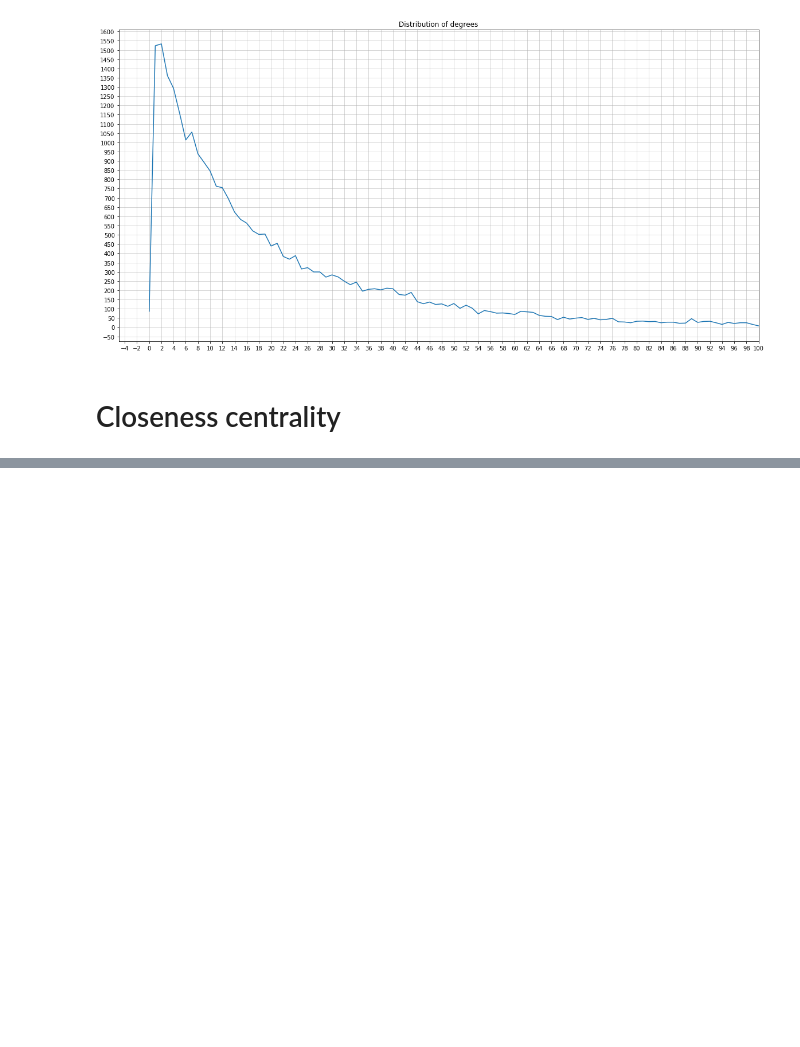
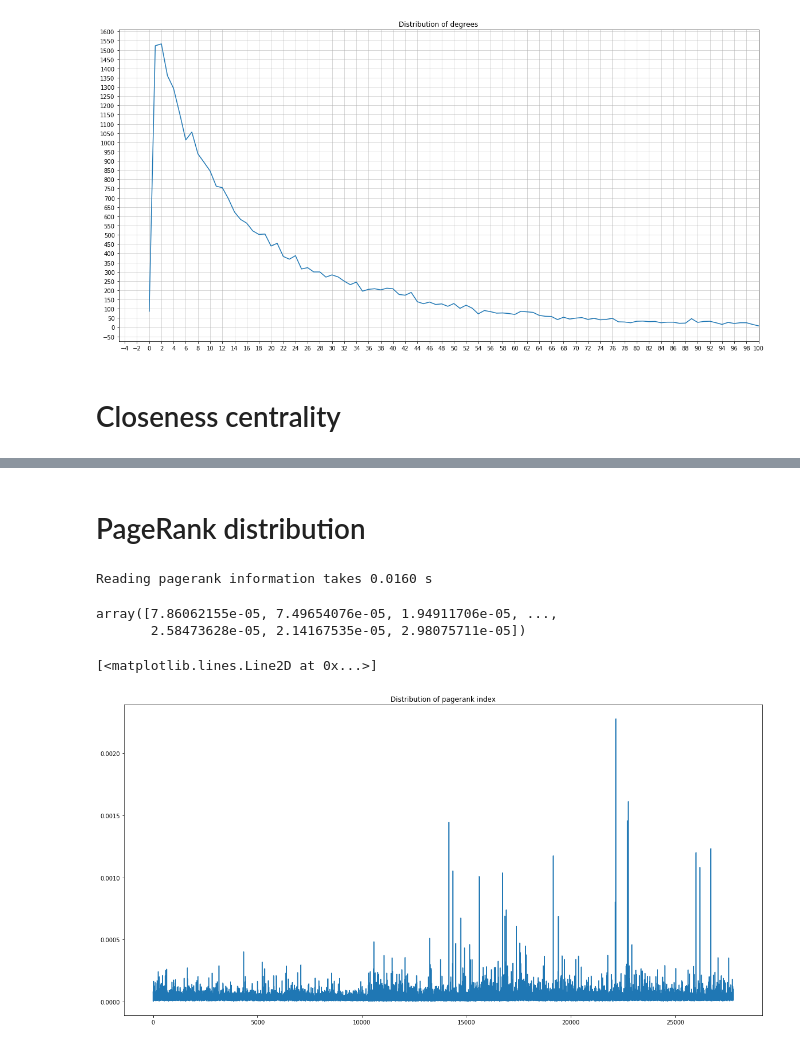
Before and after one commit to armitakhn/NLP_project, a Jupyter notebook: notebook/Graph analysis.ipynb, the cells around one changed output, grey strips where cells are left out. Cells and saved outputs as stored; diff of their text form; code cells hidden in the pictures; blank space fills up the shorter version.

```diff
--- a/notebook/Graph analysis.ipynb
+++ b/notebook/Graph analysis.ipynb
@@ -162,0 +163,26 @@ Finding community takes 110.6980 s
+# %% [markdown]
+# PageRank distribution
+# %%
+# ====== read in the pagerank ====== #
+start = time.time()
+
+pr = pd.read_csv(path_data + 'pagerank_feature.csv')
+
+end = time.time()
+print('Reading pagerank information takes %.4f s' % (end-start))
+# %% [output]
+Reading pagerank information takes 0.0160 s
+# %%
+pr_arr = np.array(pr['pagerank'])
+# %%
+pr_arr
+# %% [output]
+array([7.86062155e-05, 7.49654076e-05, 1.94911706e-05, ...,
+       2.58473628e-05, 2.14167535e-05, 2.98075711e-05])
+# %%
+fix, ax = plt.subplots(figsize=(20,10))
+ax.set_title('Distribution of pagerank index')
+ax.plot(pr_arr)
+# %% [output]
+[<matplotlib.lines.Line2D at 0x...>]
+[figure, added]
```
Also changed, not shown: parts of 7 cells of this notebook, 3 other files.
